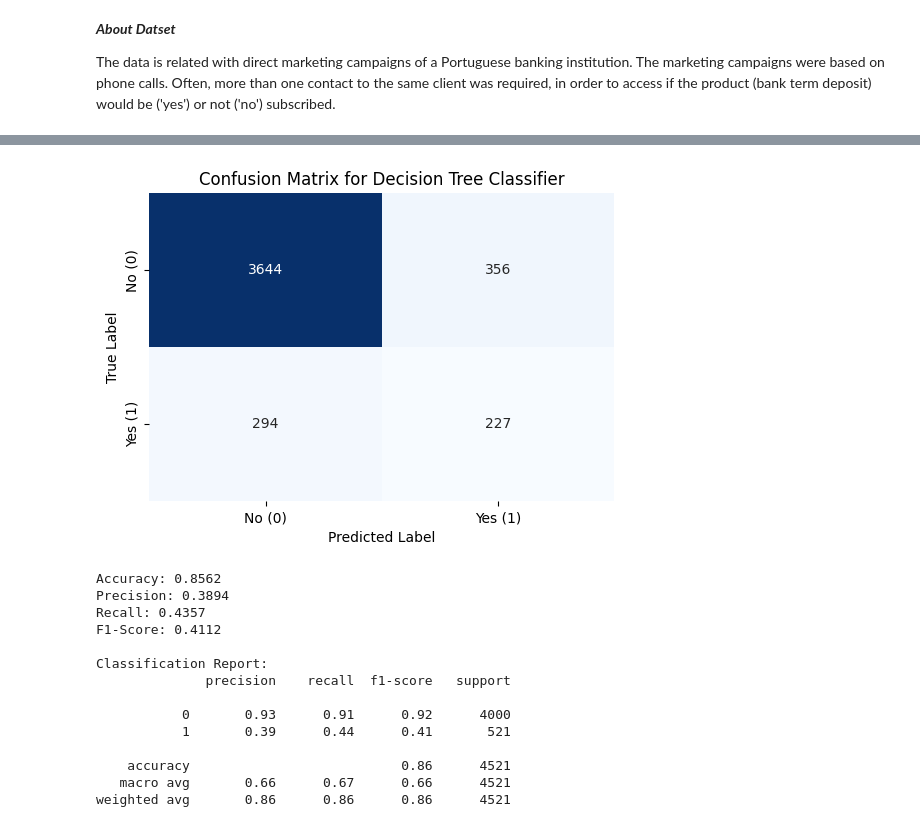
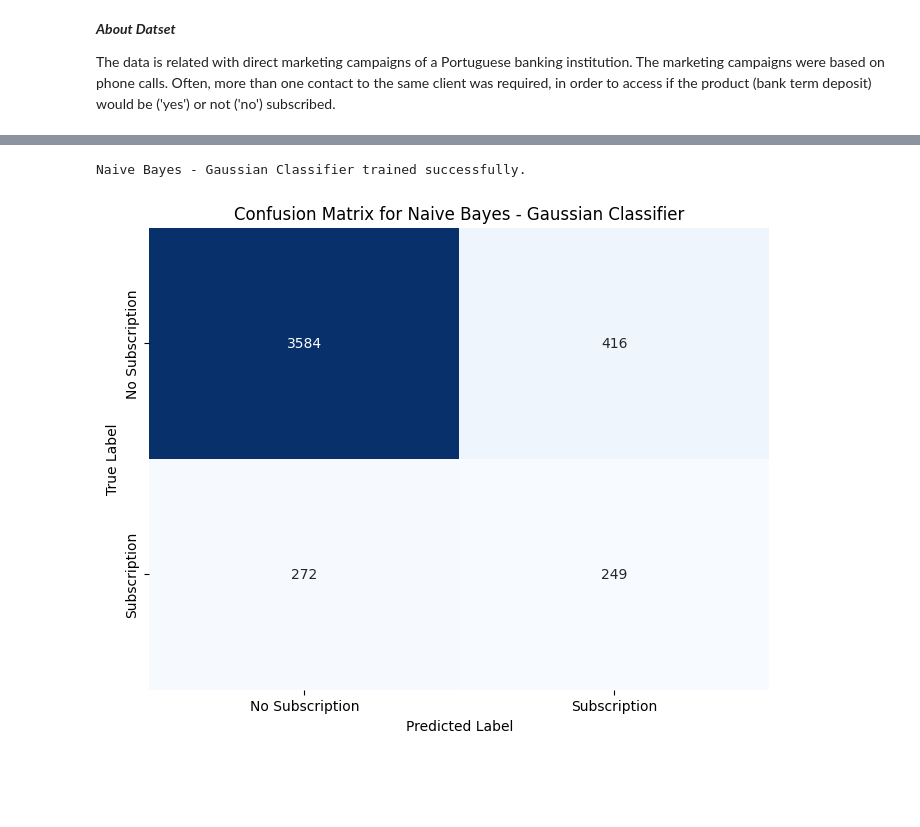
Before and after one commit to vaibhavkhare1/ML_ASSIGNMENT_COMPARISION_REPO, a Jupyter notebook: Naive_Bayes_Classifier_Gaussian.ipynb, the cells around one changed output, grey strips where cells are left out. Cells and saved outputs as stored; diff of their text form; code cells hidden in the pictures; blank space fills up the shorter version.

```diff
--- a/Naive_Bayes_Classifier_Gaussian.ipynb
+++ b/Naive_Bayes_Classifier_Gaussian.ipynb
@@ -113,51 +142,45 @@ Predictions and probabilities generated successfully using gnb_classifier.
+# %%
+# Initialize and Train Naive Bayes - Gaussian Classifier
+
+# # Import Library for Naive Bayes - Gaussian Classifier and Standard Scalar
+from sklearn.naive_bayes import GaussianNB
+from sklearn.preprocessing import StandardScaler
+
+# Initialize the StandardScaler
+scaler = StandardScaler()
+
+# Fit the scaler on the training data and transform both training and test data
+X_train_scaled = scaler.fit_transform(X_train)
+X_test_scaled = scaler.transform(X_test)
+
+# Initialize the Naive Bayes - Gaussian Classifier
+nav_bay_model = GaussianNB()
+
+# Train the model
+nav_bay_model.fit(X_train_scaled, y_train)
+
+#Append Log Results to
+nav_bay_results = evaluate_model(nav_bay_model, X_test_scaled, y_test, "Naive Bayes - Gaussian Classifier", use_scaled=False) # Pass scaled X_test directly
+
+print("Naive Bayes - Gaussian Classifier trained successfully.")
+# %% [output]
+Naive Bayes - Gaussian Classifier trained successfully.
 # %%
-from sklearn.metrics import confusion_matrix
+# Create Confusion Metrix
 
-# Create the confusion matrix
-cm = confusion_matrix(y_test, y_pred)
+import matplotlib.pyplot as plt
+import seaborn as sns
 
-# Plot the confusion matrix
-plt.figure(figsize=(6, 4))
+# Extract confusion matrix from nav_bay_results
+cm = nav_bay_results['confusion_matrix']
+
+plt.figure(figsize=(8, 6))
 sns.heatmap(cm, annot=True, fmt='d', cmap='Blues', cbar=False,
-            xticklabels=['No (0)', 'Yes (1)'], yticklabels=['No (0)', 'Yes (1)'])
+            xticklabels=['No Subscription', 'Subscription'],
+            yticklabels=['No Subscription', 'Subscription'])
 plt.xlabel('Predicted Label')
 plt.ylabel('True Label')
-plt.title('Confusion Matrix for Decision Tree Classifier')
+plt.title('Confusion Matrix for Naive Bayes - Gaussian Classifier')
 plt.show()
 # %% [output]
-[figure, old version]
+[figure, new version]
-# %%
-from sklearn.metrics import accuracy_score, precision_score, recall_score, f1_score, classification_report
-
-# Make predictions on the test data
-y_pred = gnb_classifier.predict(X_test_processed)
-
-# Calculate and print performance metrics
-accuracy = accuracy_score(y_test, y_pred)
-precision = precision_score(y_test, y_pred)
-recall = recall_score(y_test, y_pred)
-f1 = f1_score(y_test, y_pred)
-
-print(f"Accuracy: {accuracy:.4f}")
-print(f"Precision: {precision:.4f}")
-print(f"Recall: {recall:.4f}")
-print(f"F1-Score: {f1:.4f}")
-
-# Generate and print classification report
-print("\nClassification Report:")
-print(classification_report(y_test, y_pred))
-# %% [output]
-Accuracy: 0.8562
-Precision: 0.3894
-Recall: 0.4357
-F1-Score: 0.4112
-
-Classification Report:
-              precision    recall  f1-score   support
-
-           0       0.93      0.91      0.92      4000
-           1       0.39      0.44      0.41       521
-
-    accuracy                           0.86      4521
-   macro avg       0.66      0.67      0.66      4521
-weighted avg       0.86      0.86      0.86      4521
```
Also changed, not shown: parts of 14 cells of this notebook, 5 other files.
